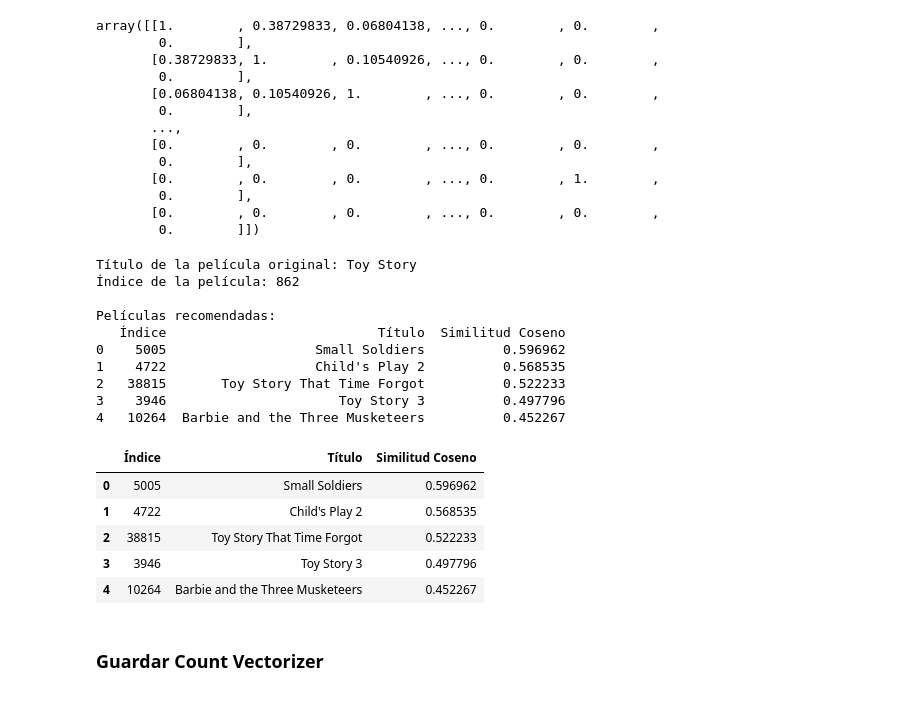
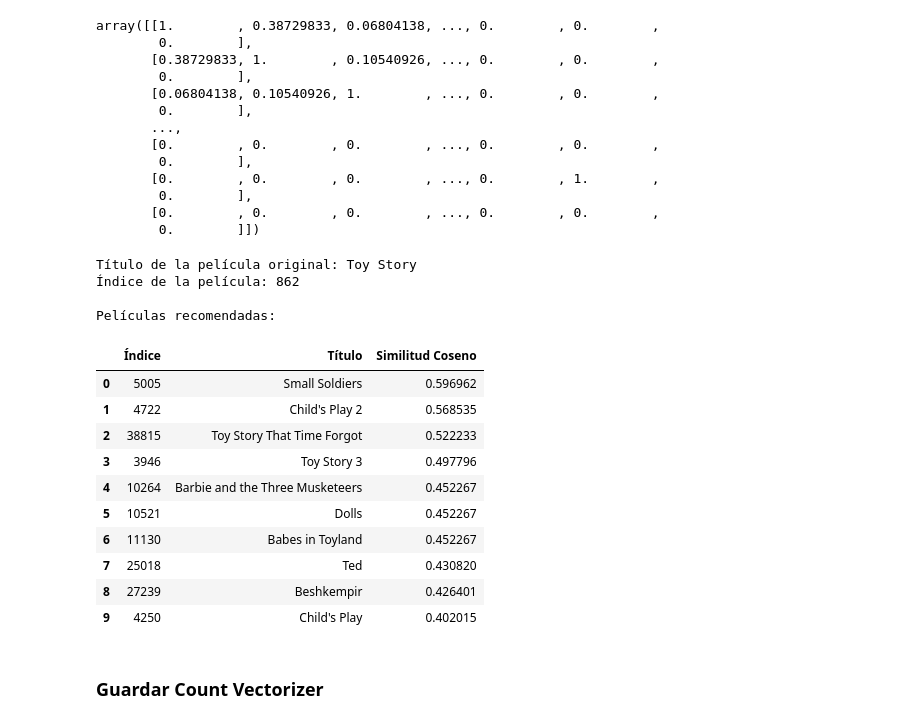
Before and after one commit to juankquintana/proyecto_recomendacion_peliculas, a Jupyter notebook: NLPModels.ipynb, the cells around one changed output. Cells and saved outputs as stored; diff of their text form; code cells hidden in the pictures.

```diff
--- a/NLPModels.ipynb
+++ b/NLPModels.ipynb
@@ -239,7 +239,7 @@ array([[1.        , 0.38729833, 0.06804138, ..., 0.        , 0.        ,
        [0.        , 0.        , 0.        , ..., 0.        , 0.        ,
         0.        ]])
 # %%
-def recomendador_coseno(movie_id, cosine_sim, df=df_keywords_title):
+def recomendador_coseno(movie_id, cosine_sim, num_recomendaciones=5, df=df_keywords_title):
     # Crear una Serie que contiene como índice el 'id' y el valor correspondiente al índice de la película
     indices = pd.Series(df.index, index=df['id'])
 
@@ -262,45 +262,47 @@ def recomendador_coseno(movie_id, cosine_sim, df=df_keywords_title):
     # Ordenar la lista de tuplas por la similitud de coseno en orden descendente
     sim_scores = sorted(sim_scores, key=lambda x: x[1], reverse=True)
 
-    # Obtener las 5 películas más similares ignorando el primero (que es la misma película)
-    sim_scores = sim_scores[1:6]
+    # Obtener las películas más similares ignorando el primero (que es la misma película)
+    sim_scores = sim_scores[1:num_recomendaciones+1]
 
     # Obtener los índices y las similitudes
     movie_indices = [i[0] for i in sim_scores]
     sim_scores_values = [i[1] for i in sim_scores]
 
+    # Verificar que los índices obtenidos están dentro del rango del DataFrame
+    valid_indices = [idx for idx in movie_indices if idx in df.index]
+
     # Crear un DataFrame para mostrar los resultados
     result_df = pd.DataFrame({
-        'Índice': movie_indices,
-        'Título': df['original_title'].iloc[movie_indices].values,
-        'Similitud Coseno': sim_scores_values
+        'Índice': valid_indices,
+        'Título': df['original_title'].iloc[valid_indices].values,
+        'Similitud Coseno': [sim_scores_values[movie_indices.index(idx)] for idx in valid_indices]
     })
 
     # Imprimir las películas recomendadas con sus índices y similitudes
     print('\nPelículas recomendadas:')
-    print(result_df)
+
 
     # Retornar el DataFrame con los resultados
     return result_df
 # %%
-recomendador_coseno('862', cosine_sim_count)
+recomendador_coseno('862', cosine_sim_count, num_recomendaciones=10)
 # %% [output]
 Título de la película original: Toy Story
 Índice de la película: 862
 
 Películas recomendadas:
-   Índice                           Título  Similitud Coseno
-0    5005                   Small Soldiers          0.596962
-1    4722                   Child's Play 2          0.568535
-2   38815       Toy Story That Time Forgot          0.522233
-3    3946                      Toy Story 3          0.497796
-4   10264  Barbie and the Three Musketeers          0.452267
 |  | Índice | Título | Similitud Coseno |
 | 0 | 5005 | Small Soldiers | 0.596962 |
 | 1 | 4722 | Child's Play 2 | 0.568535 |
 | 2 | 38815 | Toy Story That Time Forgot | 0.522233 |
 | 3 | 3946 | Toy Story 3 | 0.497796 |
 | 4 | 10264 | Barbie and the Three Musketeers | 0.452267 |
+| 5 | 10521 | Dolls | 0.452267 |
+| 6 | 11130 | Babes in Toyland | 0.452267 |
+| 7 | 25018 | Ted | 0.430820 |
+| 8 | 27239 | Beshkempir | 0.426401 |
+| 9 | 4250 | Child's Play | 0.402015 |
 # %% [markdown]
 ### Guardar Count Vectorizer
 # %%
```
Also changed, not shown: parts of 8 cells of this notebook.
